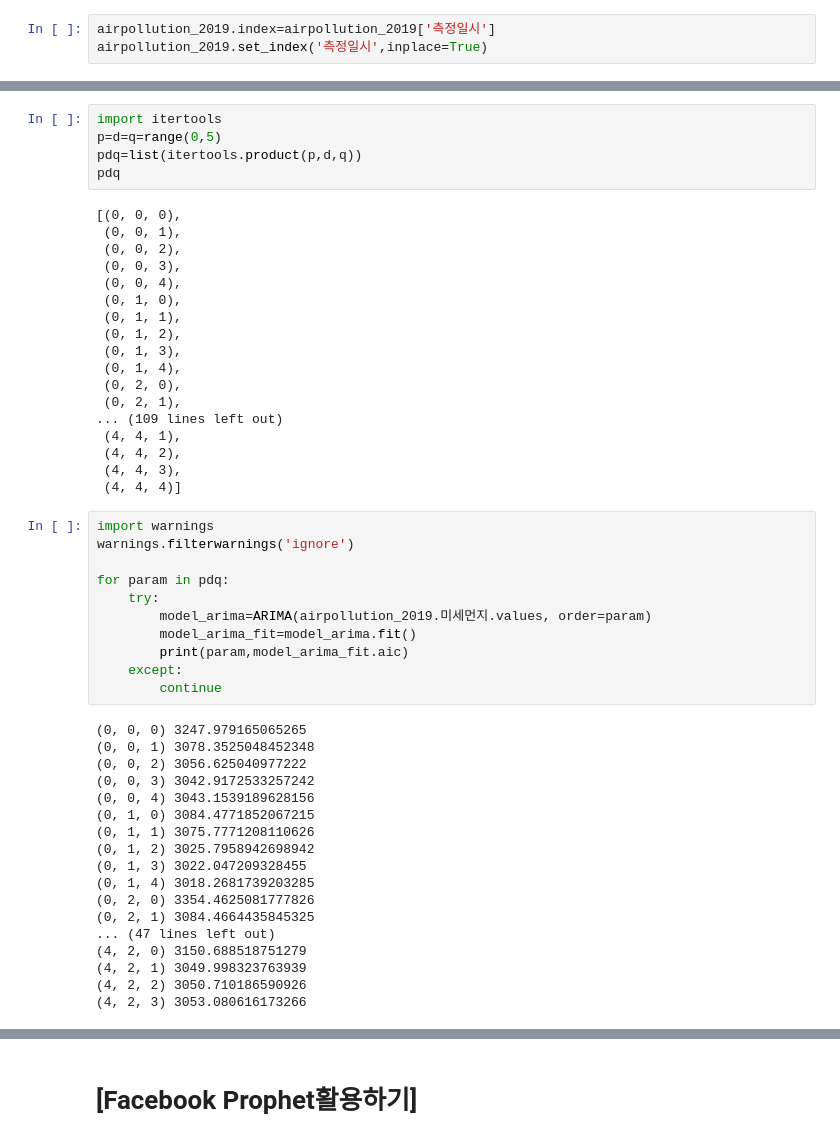
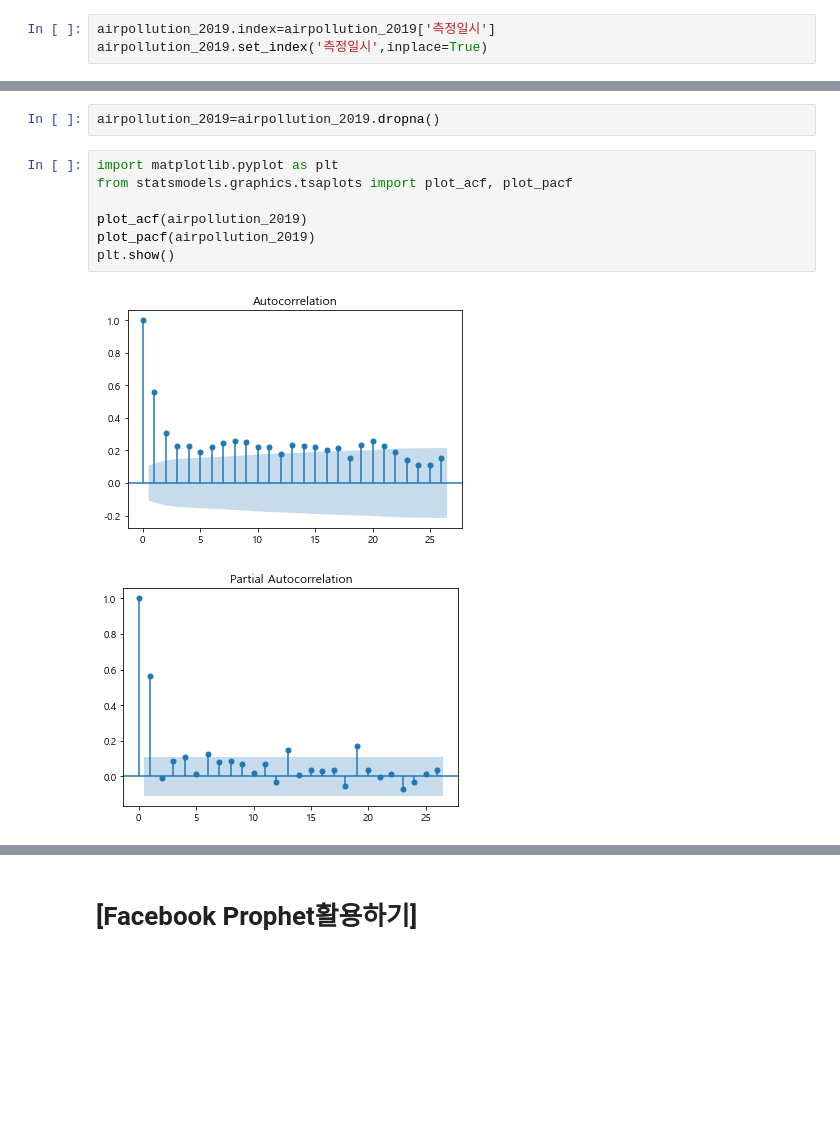
Before and after one commit to areum-choe/Machine_Learning, a Jupyter notebook: airpollution/대기오염 시계열 분석.ipynb, the cells around one changed output, grey strips where cells are left out. Saved outputs shown, nothing was run; the diff lists cells and outputs as text; blank space fills up the shorter version.

```diff
--- a/airpollution/대기오염 시계열 분석.ipynb
+++ b/airpollution/대기오염 시계열 분석.ipynb
@@ -159,52 +69,12 @@ plt.plot(test_y,color='blue')
-# %%
-import itertools
-p=d=q=range(0,5)
-pdq=list(itertools.product(p,d,q))
-pdq
-# %% [output]
-[(0, 0, 0),
- (0, 0, 1),
- (0, 0, 2),
- (0, 0, 3),
- (0, 0, 4),
- (0, 1, 0),
- (0, 1, 1),
- (0, 1, 2),
- (0, 1, 3),
- (0, 1, 4),
- (0, 2, 0),
- (0, 2, 1),
-... (109 lines left out)
- (4, 4, 1),
- (4, 4, 2),
- (4, 4, 3),
- (4, 4, 4)]
-# %%
-import warnings
-warnings.filterwarnings('ignore')
-
-for param in pdq:
-    try:
-        model_arima=ARIMA(airpollution_2019.미세먼지.values, order=param)
-        model_arima_fit=model_arima.fit()
-        print(param,model_arima_fit.aic)
-    except:
-        continue
-# %% [output]
-(0, 0, 0) 3247.979165065265
-(0, 0, 1) 3078.3525048452348
-(0, 0, 2) 3056.625040977222
-(0, 0, 3) 3042.9172533257242
-(0, 0, 4) 3043.1539189628156
-(0, 1, 0) 3084.4771852067215
-(0, 1, 1) 3075.7771208110626
-(0, 1, 2) 3025.7958942698942
-(0, 1, 3) 3022.047209328455
-(0, 1, 4) 3018.2681739203285
-(0, 2, 0) 3354.4625081777826
-(0, 2, 1) 3084.4664435845325
-... (47 lines left out)
-(4, 2, 0) 3150.688518751279
-(4, 2, 1) 3049.998323763939
-(4, 2, 2) 3050.710186590926
-(4, 2, 3) 3053.080616173266
+# %%
+airpollution_2019=airpollution_2019.dropna()
+# %%
+import matplotlib.pyplot as plt
+from statsmodels.graphics.tsaplots import plot_acf, plot_pacf
+
+plot_acf(airpollution_2019)
+plot_pacf(airpollution_2019)
+plt.show()
+# %% [output]
+[figure, added]
+[figure, added]
```
Also changed, not shown: parts of 44 cells of this notebook.
